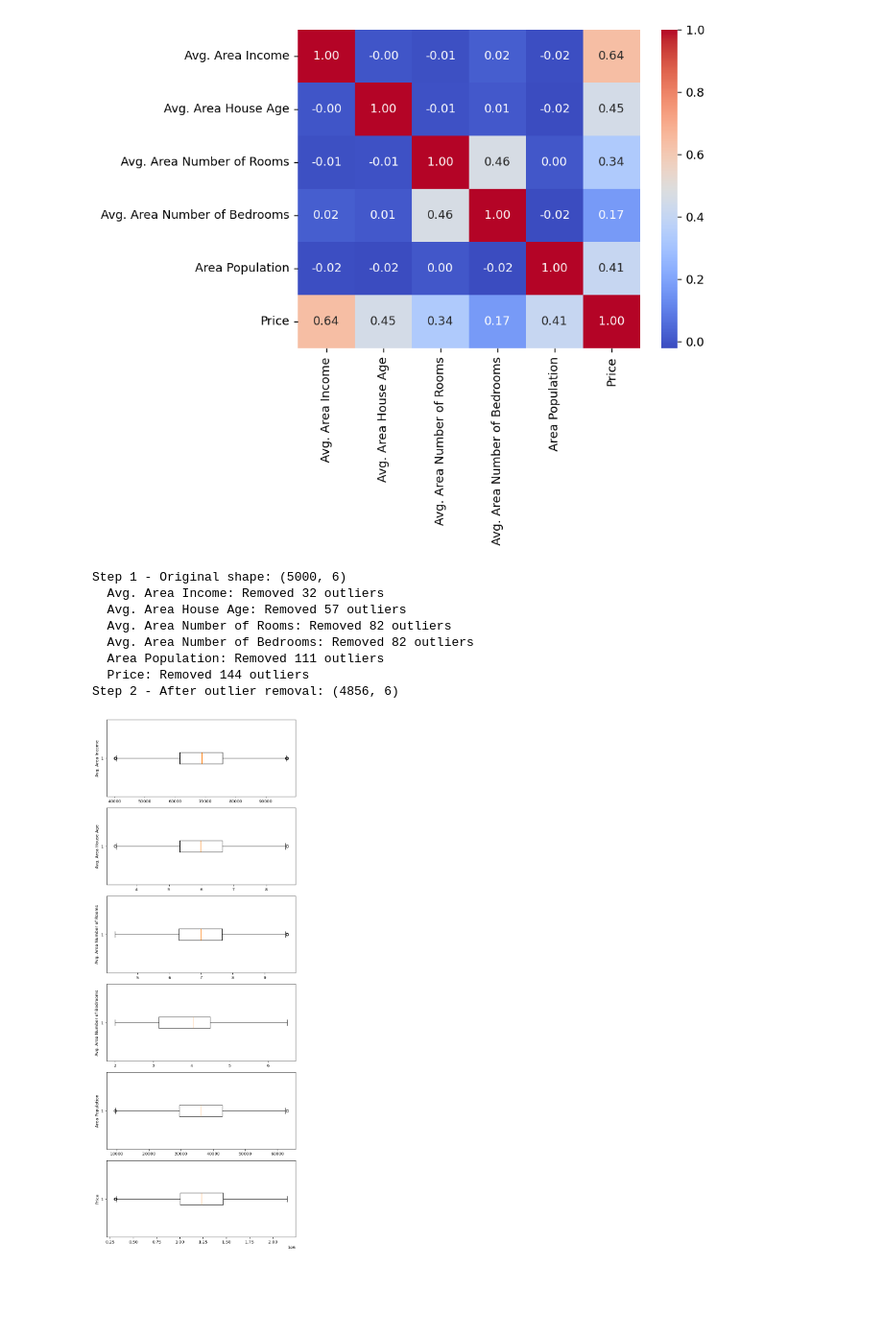
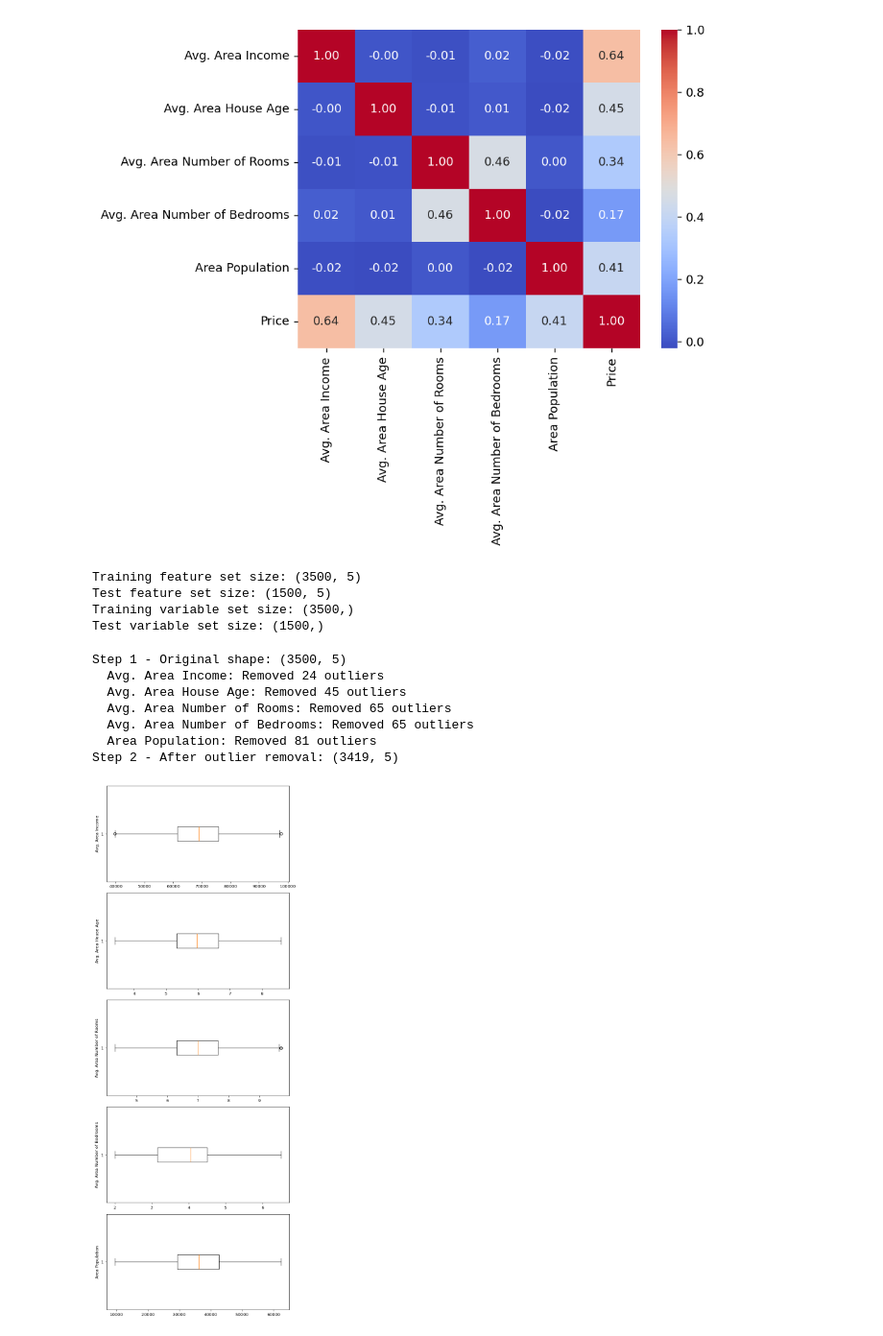
Before and after one commit to raajshekhar19/23FE10CSE00791_RAAJ_SHEKHAR, a Jupyter notebook: lab2.ipynb, the cells around one changed output. Shown at 96% size. Cells and saved outputs as stored; diff of their text form; code cells hidden in the pictures; blank space fills up the shorter version.

```diff
--- a/lab2.ipynb
+++ b/lab2.ipynb
@@ -70,14 +70,31 @@ sns.heatmap(corr, annot=True, fmt='.2f', cmap='coolwarm')
 plt.show()
 # %% [output]
 [figure]
+# %%
+from sklearn.model_selection import train_test_split
+from sklearn.linear_model import LinearRegression
+X = df_numeric.drop('Price', axis=1)
+y = df_numeric['Price']
+# %%
+X_train, X_test, y_train, y_test = train_test_split(X, y, test_size=0.3, random_state=42)
+# %%
+print("Training feature set size:",X_train.shape)
+print("Test feature set size:",X_test.shape)
+print("Training variable set size:",y_train.shape)
+print("Test variable set size:",y_test.shape)
+# %% [output]
+Training feature set size: (3500, 5)
+Test feature set size: (1500, 5)
+Training variable set size: (3500,)
+Test variable set size: (1500,)
 # %%
 # Step-by-step outlier removal
 # Step 1: Select only numeric columns
-df_numeric_cols = df.select_dtypes(include="number")
+df_numeric_cols = X_train.select_dtypes(include="number")
 print(f"Step 1 - Original shape: {df_numeric_cols.shape}")
 
 # Step 2: Remove outliers for each numeric column using IQR method
-df_clean = df_numeric_cols.copy()
+df_clean = X_train.copy()
 
 for col in df_clean.columns:
     q1_col = df_clean[col].quantile(.25)
@@ -93,26 +110,25 @@ print(f"Step 2 - After outlier removal: {df_clean.shape}")
 # Step 3: Create correlation matrix from cleaned data
 df_numeric = df_clean
 # %% [output]
-Step 1 - Original shape: (5000, 6)
-  Avg. Area Income: Removed 32 outliers
-  Avg. Area House Age: Removed 57 outliers
-  Avg. Area Number of Rooms: Removed 82 outliers
-  Avg. Area Number of Bedrooms: Removed 82 outliers
-  Area Population: Removed 111 outliers
-  Price: Removed 144 outliers
-Step 2 - After outlier removal: (4856, 6)
+Step 1 - Original shape: (3500, 5)
+  Avg. Area Income: Removed 24 outliers
+  Avg. Area House Age: Removed 45 outliers
+  Avg. Area Number of Rooms: Removed 65 outliers
+  Avg. Area Number of Bedrooms: Removed 65 outliers
+  Area Population: Removed 81 outliers
+Step 2 - After outlier removal: (3419, 5)
 # %%
-df.describe()
+
 
 # Get numeric columns only
-numeric_cols = df.select_dtypes(include='number').columns
+numeric_cols = X_train.select_dtypes(include='number').columns
 fig, axs = plt.subplots(len(numeric_cols), 1, figsize=(7, 18), dpi=95)
 if len(numeric_cols) == 1:
     axs = [axs]
 for i, col in enumerate(numeric_cols):
     axs[i].boxplot(df_clean[col], vert=False)
     axs[i].set_ylabel(col)
 plt.tight_layout()
 plt.show()
 # %% [output]
-[figure, old version]
+[figure, new version]
```
Also changed, not shown: parts of 14 cells of this notebook, 2 other files.
